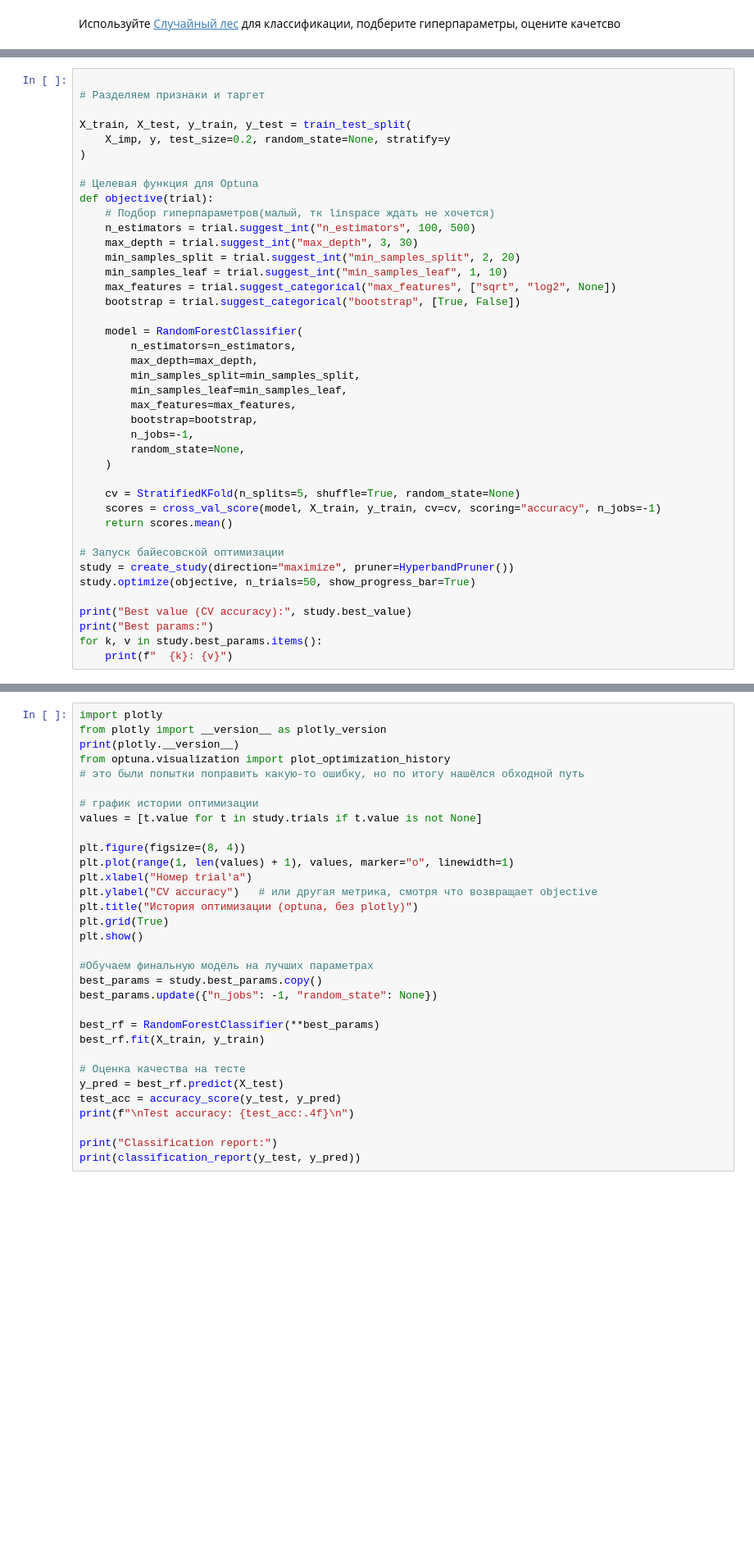
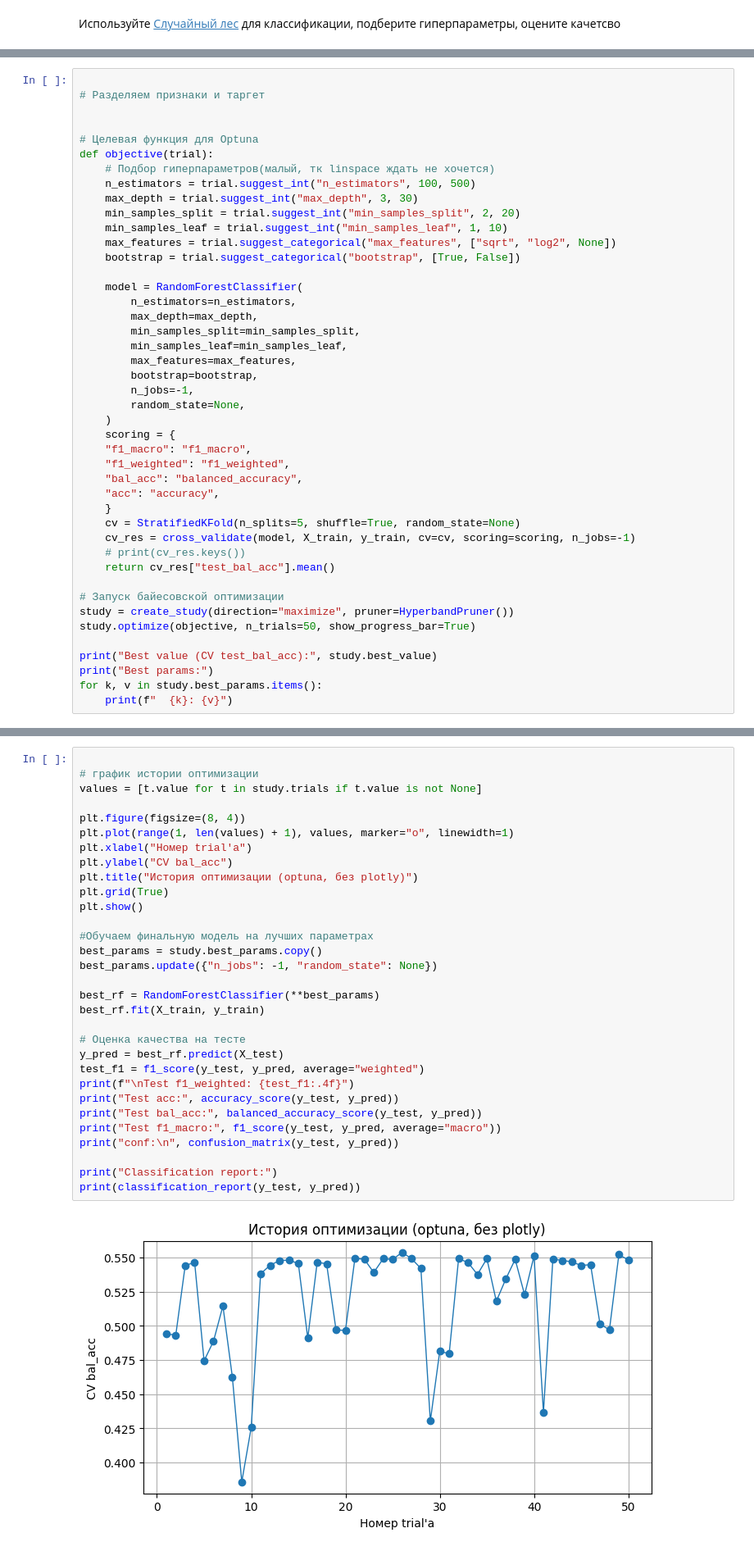
Before and after one commit to Saharochekl/FSR_ML, a Jupyter notebook: hometasks/Theme 8/Sem08_01.ipynb, the cells around one changed output, grey strips where cells are left out. Shown at 82% size. Cells and saved outputs as stored; diff of their text form; blank space fills up the shorter version.

```diff
--- a/hometasks/Theme 8/Sem08_01.ipynb
+++ b/hometasks/Theme 8/Sem08_01.ipynb
@@ -192,9 +211,6 @@ Name: proportion, dtype: float64
 
 # Разделяем признаки и таргет
 
-X_train, X_test, y_train, y_test = train_test_split(
-    X_imp, y, test_size=0.2, random_state=None, stratify=y
-)
 
 # Целевая функция для Optuna
 def objective(trial):
@@ -216,16 +232,22 @@ def objective(trial):
         n_jobs=-1,
         random_state=None,
     )
-
+    scoring = {
+    "f1_macro": "f1_macro",
+    "f1_weighted": "f1_weighted",
+    "bal_acc": "balanced_accuracy",
+    "acc": "accuracy",
+    }
     cv = StratifiedKFold(n_splits=5, shuffle=True, random_state=None)
-    scores = cross_val_score(model, X_train, y_train, cv=cv, scoring="accuracy", n_jobs=-1)
-    return scores.mean()
+    cv_res = cross_validate(model, X_train, y_train, cv=cv, scoring=scoring, n_jobs=-1)
+    # print(cv_res.keys())
+    return cv_res["test_bal_acc"].mean()
 
 # Запуск байесовской оптимизации
 study = create_study(direction="maximize", pruner=HyperbandPruner())
 study.optimize(objective, n_trials=50, show_progress_bar=True)
 
-print("Best value (CV accuracy):", study.best_value)
+print("Best value (CV test_bal_acc):", study.best_value)
 print("Best params:")
 for k, v in study.best_params.items():
     print(f"  {k}: {v}")
@@ -246,33 +274,33 @@ for k, v in study.best_params.items():
 # %%
-import plotly
-from plotly import __version__ as plotly_version
-print(plotly.__version__)
-from optuna.visualization import plot_optimization_history
-# это были попытки поправить какую-то ошибку, но по итогу нашёлся обходной путь
 
 # график истории оптимизации
 values = [t.value for t in study.trials if t.value is not None]
 
 plt.figure(figsize=(8, 4))
 plt.plot(range(1, len(values) + 1), values, marker="o", linewidth=1)
 plt.xlabel("Номер trial'а")
-plt.ylabel("CV accuracy")   # или другая метрика, смотря что возвращает objective
+plt.ylabel("CV bal_acc")
 plt.title("История оптимизации (optuna, без plotly)")
 plt.grid(True)
 plt.show()
 
 #Обучаем финальную модель на лучших параметрах
 best_params = study.best_params.copy()
 best_params.update({"n_jobs": -1, "random_state": None})
 
 best_rf = RandomForestClassifier(**best_params)
 best_rf.fit(X_train, y_train)
 
 # Оценка качества на тесте
 y_pred = best_rf.predict(X_test)
-test_acc = accuracy_score(y_test, y_pred)
-print(f"\nTest accuracy: {test_acc:.4f}\n")
+test_f1 = f1_score(y_test, y_pred, average="weighted")
+print(f"\nTest f1_weighted: {test_f1:.4f}")
+print("Test acc:", accuracy_score(y_test, y_pred))
+print("Test bal_acc:", balanced_accuracy_score(y_test, y_pred))
+print("Test f1_macro:", f1_score(y_test, y_pred, average="macro"))
+print("conf:\n", confusion_matrix(y_test, y_pred))
 
 print("Classification report:")
 print(classification_report(y_test, y_pred))
 # %% [output]
+[figure, new version]
```
Also changed, not shown: parts of 18 cells of this notebook.
